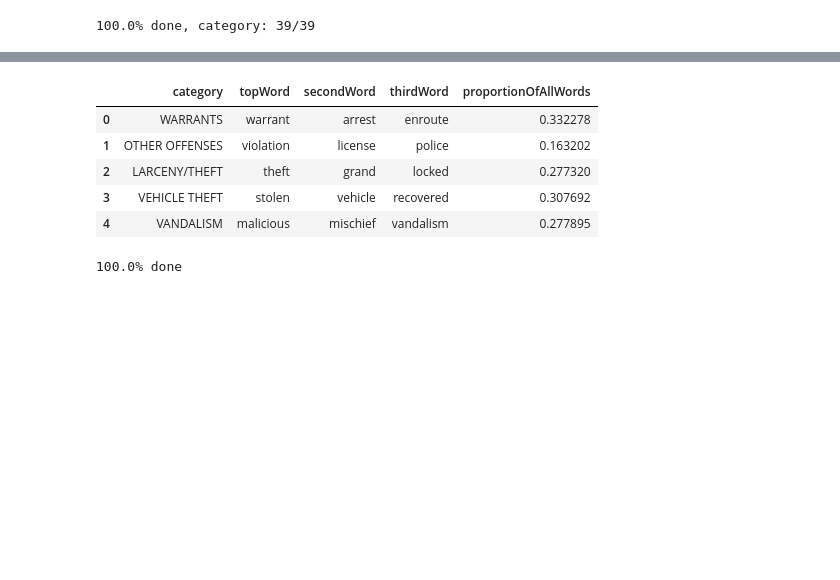
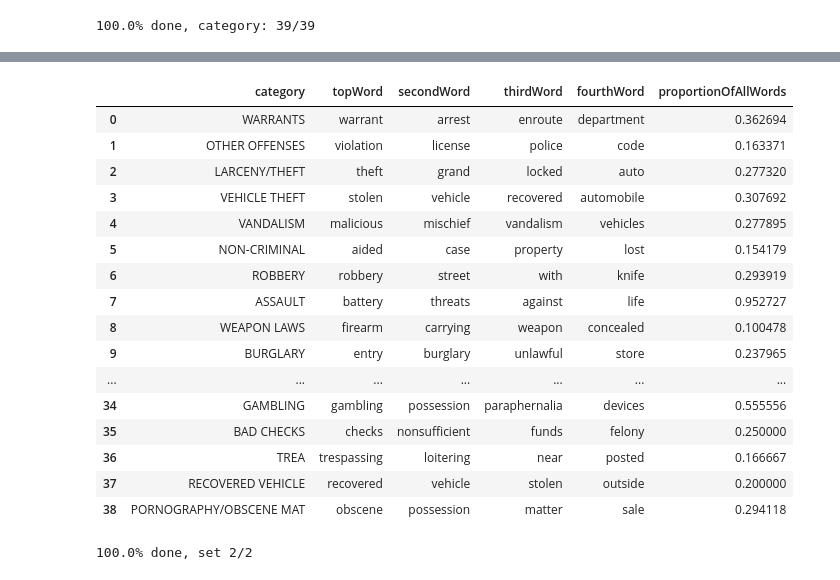
Before and after one commit to ZachMajernik/DataScience2, a Jupyter notebook: Predict/CategoricalOutput.ipynb, the cells around one changed output, grey strips where cells are left out. Saved outputs shown, nothing was run; the diff lists cells and outputs as text; code cells hidden in the pictures; blank space fills up the shorter version.

```diff
--- a/Predict/CategoricalOutput.ipynb
+++ b/Predict/CategoricalOutput.ipynb
@@ -101,7 +101,7 @@ testDF = df_1.iloc[testIDX].reset_index(drop=True)
 trainDF = df_1.iloc[trainIDX].reset_index(drop=True)
 # %%
 #common words that do not help clasify category
-wordsToExclude = ['of', 'or', 'a', 'by', 'the', 'on', 'from']
+wordsToExclude = ['of', 'or', 'a', 'by', 'the', 'on', 'from', 'to', 'an', 'for', 'in']
 
 def findWords(df, category, current, total, exclude):
     locDF = df.loc[df.loc[:,'Category'] == category]
@@ -150,29 +150,39 @@ def findWords(df, category, current, total, exclude):
     word_counts = word_counts.sort_values(by='count', ascending=False).reset_index(drop=True)
     word_counts = word_counts.drop('count', axis=1).reset_index(drop=True)
 #     return word_counts.reset_index(drop=True).loc[[0]]
-    if len(word_counts) > 2:
+    if len(word_counts) > 3:
         return {'category': [word_counts.loc[0, 'category']],
         'topWord': [word_counts.loc[0, 'topWord']],
         'secondWord': [word_counts.loc[1, 'topWord']],
         'thirdWord': [word_counts.loc[2, 'topWord']],
+        'fourthWord': [word_counts.loc[3, 'topWord']],
+        'proportionOfAllWords': [word_counts.loc[0, 'proportionOfAllWords']]}
+    elif len(word_counts) > 2:
+        return {'category': [word_counts.loc[0, 'category']],
+        'topWord': [word_counts.loc[0, 'topWord']],
+        'secondWord': [word_counts.loc[1, 'topWord']],
+        'thirdWord': [word_counts.loc[2, 'topWord']],
+        'fourthWord': ['null'],
         'proportionOfAllWords': [word_counts.loc[0, 'proportionOfAllWords']]}
     elif len(word_counts) > 1:
         return {'category': [word_counts.loc[0, 'category']],
         'topWord': [word_counts.loc[0, 'topWord']],
         'secondWord': [word_counts.loc[1, 'topWord']],
         'thirdWord': ['null'],
+        'fourthWord': ['null'],
         'proportionOfAllWords': [word_counts.loc[0, 'proportionOfAllWords']]}
     else:
         return {'category': [word_counts.loc[0, 'category']],
         'topWord': [word_counts.loc[0, 'topWord']],
         'secondWord': ['null'],
         'thirdWord': ['null'],
+        'fourthWord': ['null'],
         'proportionOfAllWords': [word_counts.loc[0, 'proportionOfAllWords']]}
 # %%
-df = {'category':[], 'topWord':[], 'secondWord':[], 'thirdWord':[], 'proportionOfAllWords':[]}
+df = {'category':[], 'topWord':[], 'secondWord':[], 'thirdWord':[], 'fourthWord':[], 'proportionOfAllWords':[]}
 df = pd.DataFrame(df)
 
-df_excluded = {'category':[], 'topWord':[], 'secondWord':[], 'thirdWord':[], 'proportionOfAllWords':[]}
+df_excluded = {'category':[], 'topWord':[], 'secondWord':[], 'thirdWord':[], 'fourthWord':[], 'proportionOfAllWords':[]}
 df_excluded = pd.DataFrame(df_excluded)
 
 for i in range(len(categories)):
@@ -195,12 +216,23 @@ df.head()
 # %%
-df_excluded.head()
+df_excluded
 # %% [output]
-|  | category | topWord | secondWord | thirdWord | proportionOfAllWords |
-| 0 | WARRANTS | warrant | arrest | enroute | 0.332278 |
-| 1 | OTHER OFFENSES | violation | license | police | 0.163202 |
-| 2 | LARCENY/THEFT | theft | grand | locked | 0.277320 |
-| 3 | VEHICLE THEFT | stolen | vehicle | recovered | 0.307692 |
-| 4 | VANDALISM | malicious | mischief | vandalism | 0.277895 |
+|  | category | topWord | secondWord | thirdWord | fourthWord | proportionOfAllWords |
+| 0 | WARRANTS | warrant | arrest | enroute | department | 0.362694 |
+| 1 | OTHER OFFENSES | violation | license | police | code | 0.163371 |
+| 2 | LARCENY/THEFT | theft | grand | locked | auto | 0.277320 |
+| 3 | VEHICLE THEFT | stolen | vehicle | recovered | automobile | 0.307692 |
+| 4 | VANDALISM | malicious | mischief | vandalism | vehicles | 0.277895 |
+| 5 | NON-CRIMINAL | aided | case | property | lost | 0.154179 |
+| 6 | ROBBERY | robbery | street | with | knife | 0.293919 |
+| 7 | ASSAULT | battery | threats | against | life | 0.952727 |
+| 8 | WEAPON LAWS | firearm | carrying | weapon | concealed | 0.100478 |
+| 9 | BURGLARY | entry | burglary | unlawful | store | 0.237965 |
+| ... | ... | ... | ... | ... | ... | ... |
+| 34 | GAMBLING | gambling | possession | paraphernalia | devices | 0.555556 |
+| 35 | BAD CHECKS | checks | nonsufficient | funds | felony | 0.250000 |
+| 36 | TREA | trespassing | loitering | near | posted | 0.166667 |
+| 37 | RECOVERED VEHICLE | recovered | vehicle | stolen | outside | 0.200000 |
+| 38 | PORNOGRAPHY/OBSCENE MAT | obscene | possession | matter | sale | 0.294118 |
 # %%
 def row_Matches(df, rowToCheck):
     numOfMatches = 0
@@ -250,8 +287,6 @@ def clasify(unknown, tree):
         return 'unsure'
 # %%
 answers = pd.DataFrame()
-answers_excluded = pd.DataFrame()
-
 for i in range(len(testDF)):
     x = clasify(testDF.iloc[i], df)
     y = 0
@@ -263,8 +298,9 @@ for i in range(len(testDF)):
     percentageDone = round((i+1)/len(testDF)*100,2)
     time.sleep(0.001)
     clear_output(wait=True)
-    print(str(percentageDone) + '% done')
+    print(str(percentageDone) + '% done, set 1/2')
 
+answers_excluded = pd.DataFrame()
 for i in range(len(testDF)):
     x = clasify(testDF.iloc[i], df_excluded)
     y = 0
@@ -276,9 +312,9 @@ for i in range(len(testDF)):
     percentageDone = round((i+1)/len(testDF)*100,2)
     time.sleep(0.001)
     clear_output(wait=True)
-    print(str(percentageDone) + '% done')
+    print(str(percentageDone) + '% done, set 2/2')
 # %% [output]
-100.0% done
+100.0% done, set 2/2
 # %%
 percentCorrect = (answers['correct'].sum()/len(answers))*100
 percentCorrect
```
Also changed, not shown: parts of 5 cells of this notebook.
